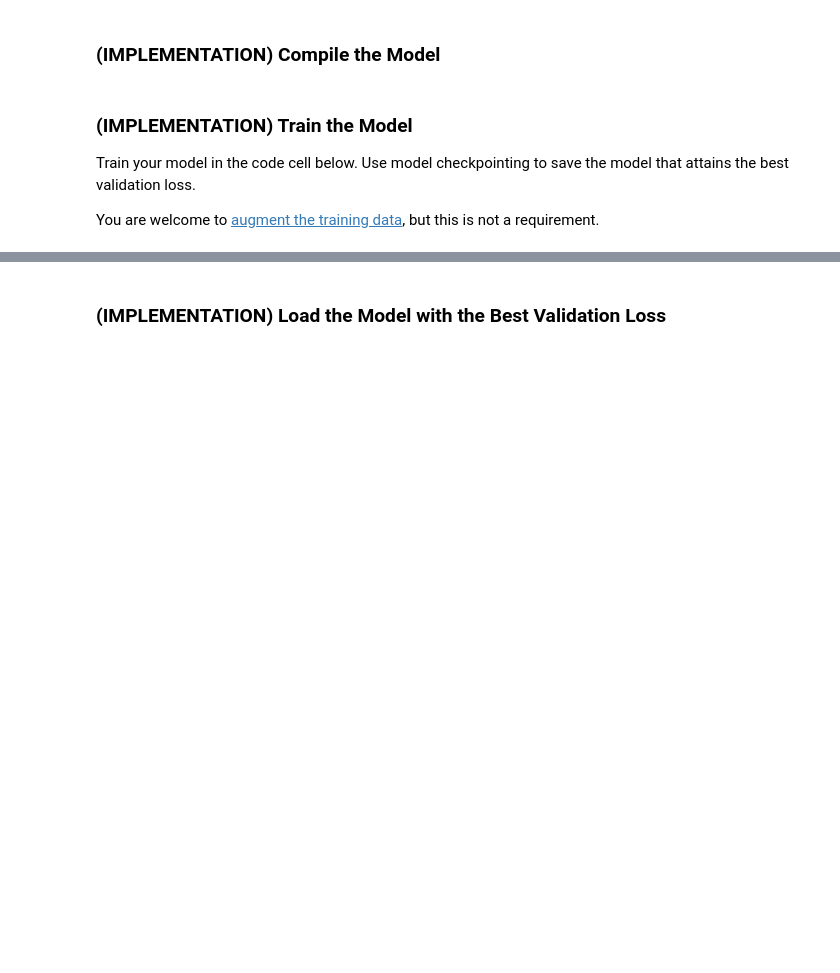
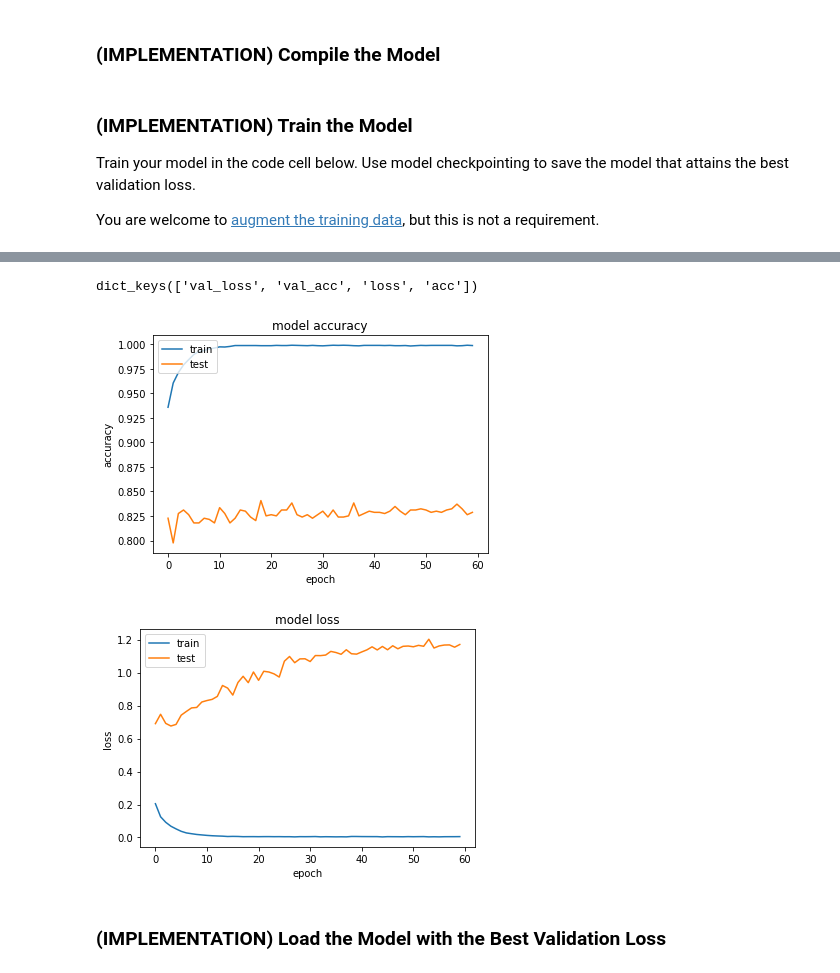
Before and after one commit to amartya-k/dog_breed_classifier, a Jupyter notebook: dog_app.ipynb, the cells around one changed output, grey strips where cells are left out. Cells and saved outputs as stored; diff of their text form; code cells hidden in the pictures; blank space fills up the shorter version.

```diff
--- a/dog_app.ipynb
+++ b/dog_app.ipynb
@@ -640,13 +646,13 @@ Train your model in the code cell below.  Use model checkpointing to save the mo
 You are welcome to [augment the training data](https://blog.keras.io/building-powerful-image-classification-models-using-very-little-data.html), but this is not a requirement.
 # %%
 ### TODO: Train the model.
-
+from keras.callbacks import ModelCheckpoint
 epochs = 60
 
 checkpointer = ModelCheckpoint(filepath='saved_models/weights.best.Resnet50.hdf5',
                                verbose=1, save_best_only=True)
 
-Resnet50_model.fit(train_Resnet50, train_targets,
+history=Resnet50_model.fit(train_Resnet50, train_targets,
           validation_data=(valid_Resnet50, valid_targets),
           epochs=epochs, batch_size=20, callbacks=[checkpointer], verbose=1)
 # %% [output]
@@ -671,3 +676,30 @@ Epoch 00060: val_loss did not improve from 0.64863
+# %%
+#Visualizaation of training history of the model
+
+#List all data in history
+print(history.history.keys())
+
+#summerise history for accuracy
+plt.plot(history.history['acc'])
+plt.plot(history.history['val_acc'])
+plt.title('model accuracy')
+plt.ylabel('accuracy')
+plt.xlabel('epoch')
+plt.legend(['train','test'], loc='upper left')
+plt.show()
+
+#Summerise history for loss
+plt.plot(history.history['loss'])
+plt.plot(history.history['val_loss'])
+plt.title('model loss')
+plt.ylabel('loss')
+plt.xlabel('epoch')
+plt.legend(['train','test'], loc='upper left')
+plt.show()
+# %% [output]
+dict_keys(['val_loss', 'val_acc', 'loss', 'acc'])
+[figure, added]
+[figure, added]
 # %% [markdown]
 ### (IMPLEMENTATION) Load the Model with the Best Validation Loss
 # %%
```
Also changed, not shown: parts of 8 cells of this notebook, 1 other file.
